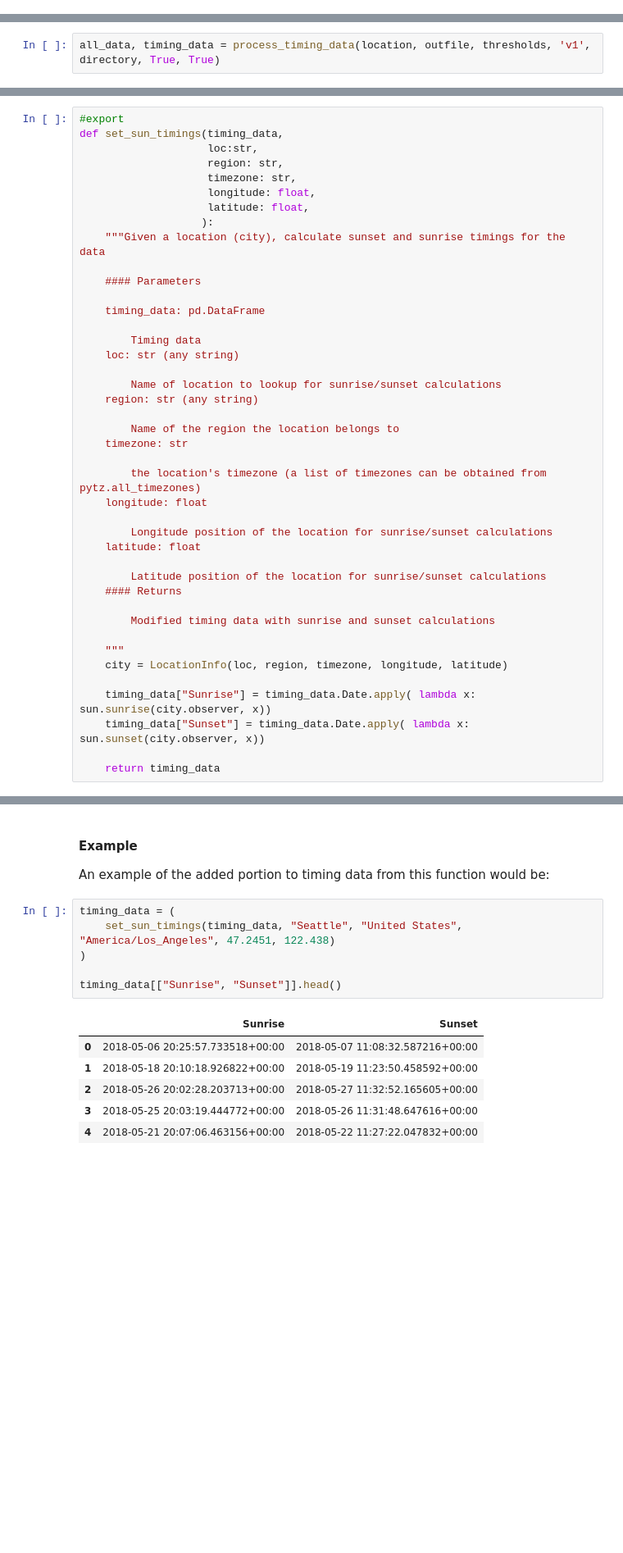
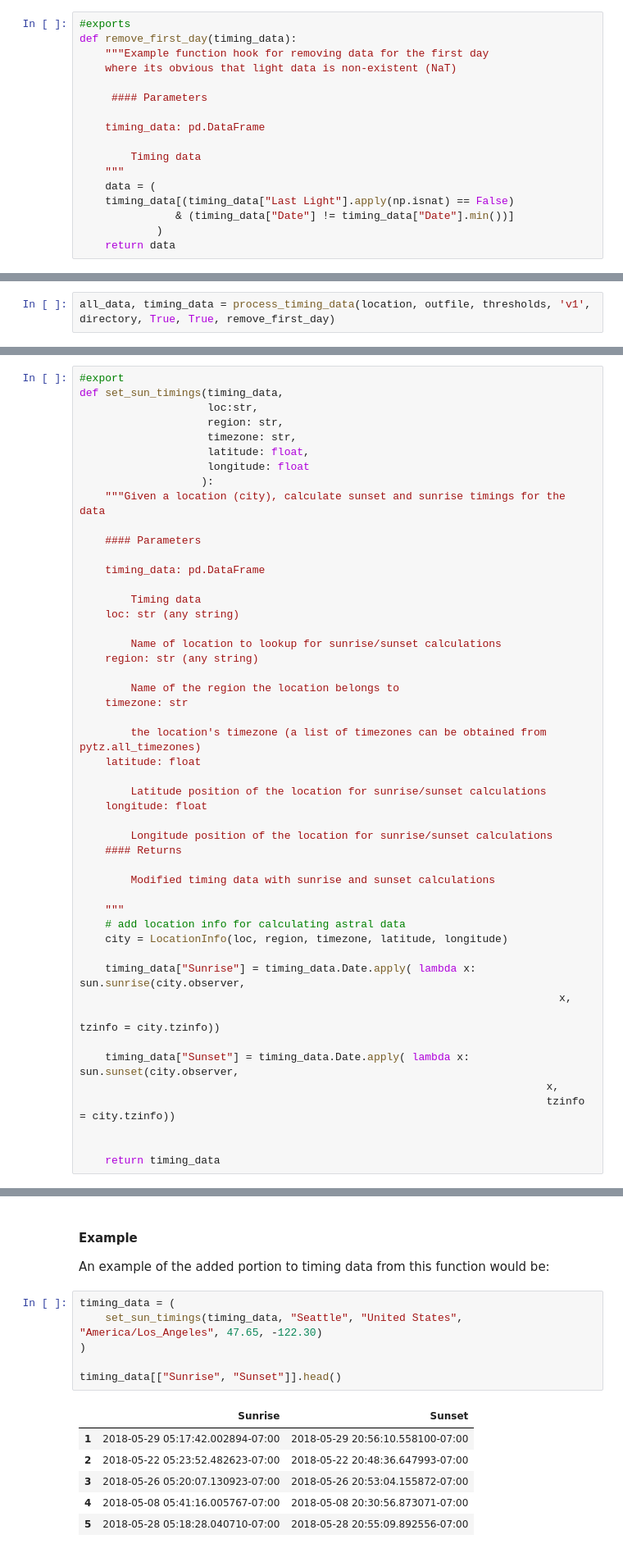
Before and after one commit to FleischerResearchLab/SALA, a Jupyter notebook: 00_analyze_by_person.ipynb, the cells around one changed output, grey strips where cells are left out. Shown: that part at 82% size. Saved outputs shown, nothing was run; the diff lists cells and outputs as text; blank space fills up the shorter version.

```diff
--- a/00_analyze_by_person.ipynb
+++ b/00_analyze_by_person.ipynb
@@ -293,3 +312,20 @@ recalc_timing: bool
+# %%
+#exports
+def remove_first_day(timing_data):
+    """Example function hook for removing data for the first day
+    where its obvious that light data is non-existent (NaT)
+
+     #### Parameters
+
+    timing_data: pd.DataFrame
+
+        Timing data
+    """
+    data = (
+    timing_data[(timing_data["Last Light"].apply(np.isnat) == False)
+               & (timing_data["Date"] != timing_data["Date"].min())]
+            )
+    return data
 # %% [markdown]
 #### Example
 
@@ -297,7 +333,7 @@ An example of output for this function would be:
 
 **Note**: timing_data is split into three images for easier viewing
 # %%
-all_data, timing_data = process_timing_data(location, outfile, thresholds, 'v1', directory, True, True)
+all_data, timing_data = process_timing_data(location, outfile, thresholds, 'v1', directory, True, True, remove_first_day)
 # %% [output]
 Loading raw data from disk...
 Found 1 csv files in data/. Pass #1, raw data
@@ -358,8 +394,8 @@ def set_sun_timings(timing_data,
                     loc:str,
                     region: str,
                     timezone: str,
-                    longitude: float,
                     latitude: float,
+                    longitude: float
                    ):
     """Given a location (city), calculate sunset and sunrise timings for the data
 
@@ -377,21 +413,28 @@ def set_sun_timings(timing_data,
     timezone: str
 
         the location's timezone (a list of timezones can be obtained from pytz.all_timezones)
+    latitude: float
+
+        Latitude position of the location for sunrise/sunset calculations
     longitude: float
 
         Longitude position of the location for sunrise/sunset calculations
-    latitude: float
-
-        Latitude position of the location for sunrise/sunset calculations
     #### Returns
 
         Modified timing data with sunrise and sunset calculations
 
     """
-    city = LocationInfo(loc, region, timezone, longitude, latitude)
+    # add location info for calculating astral data
+    city = LocationInfo(loc, region, timezone, latitude, longitude)
 
-    timing_data["Sunrise"] = timing_data.Date.apply( lambda x: sun.sunrise(city.observer, x))
-    timing_data["Sunset"] = timing_data.Date.apply( lambda x: sun.sunset(city.observer, x))
+    timing_data["Sunrise"] = timing_data.Date.apply( lambda x: sun.sunrise(city.observer,
+                                                                           x,
+                                                                           tzinfo = city.tzinfo))
+
+    timing_data["Sunset"] = timing_data.Date.apply( lambda x: sun.sunset(city.observer,
+                                                                         x,
+                                                                         tzinfo = city.tzinfo))
+
 
     return timing_data
 # %%
@@ -432,17 +475,17 @@ latitude: float
 An example of the added portion to timing data from this function would be:
 # %%
 timing_data = (
-    set_sun_timings(timing_data, "Seattle", "United States", "America/Los_Angeles", 47.2451, 122.438)
+    set_sun_timings(timing_data, "Seattle", "United States", "America/Los_Angeles", 47.65, -122.30)
 )
 
 timing_data[["Sunrise", "Sunset"]].head()
 # %% [output]
 |  | Sunrise | Sunset |
-| 0 | 2018-05-06 20:25:57.733518+00:00 | 2018-05-07 11:08:32.587216+00:00 |
-| 1 | 2018-05-18 20:10:18.926822+00:00 | 2018-05-19 11:23:50.458592+00:00 |
-| 2 | 2018-05-26 20:02:28.203713+00:00 | 2018-05-27 11:32:52.165605+00:00 |
-| 3 | 2018-05-25 20:03:19.444772+00:00 | 2018-05-26 11:31:48.647616+00:00 |
-| 4 | 2018-05-21 20:07:06.463156+00:00 | 2018-05-22 11:27:22.047832+00:00 |
+| 1 | 2018-05-29 05:17:42.002894-07:00 | 2018-05-29 20:56:10.558100-07:00 |
+| 2 | 2018-05-22 05:23:52.482623-07:00 | 2018-05-22 20:48:36.647993-07:00 |
+| 3 | 2018-05-26 05:20:07.130923-07:00 | 2018-05-26 20:53:04.155872-07:00 |
+| 4 | 2018-05-08 05:41:16.005767-07:00 | 2018-05-08 20:30:56.873071-07:00 |
+| 5 | 2018-05-28 05:18:28.040710-07:00 | 2018-05-28 20:55:09.892556-07:00 |
 # %% [markdown]
 ## Adding Sleep Information
 
```
Also changed, not shown: parts of 10 cells of this notebook, 7 other files.
